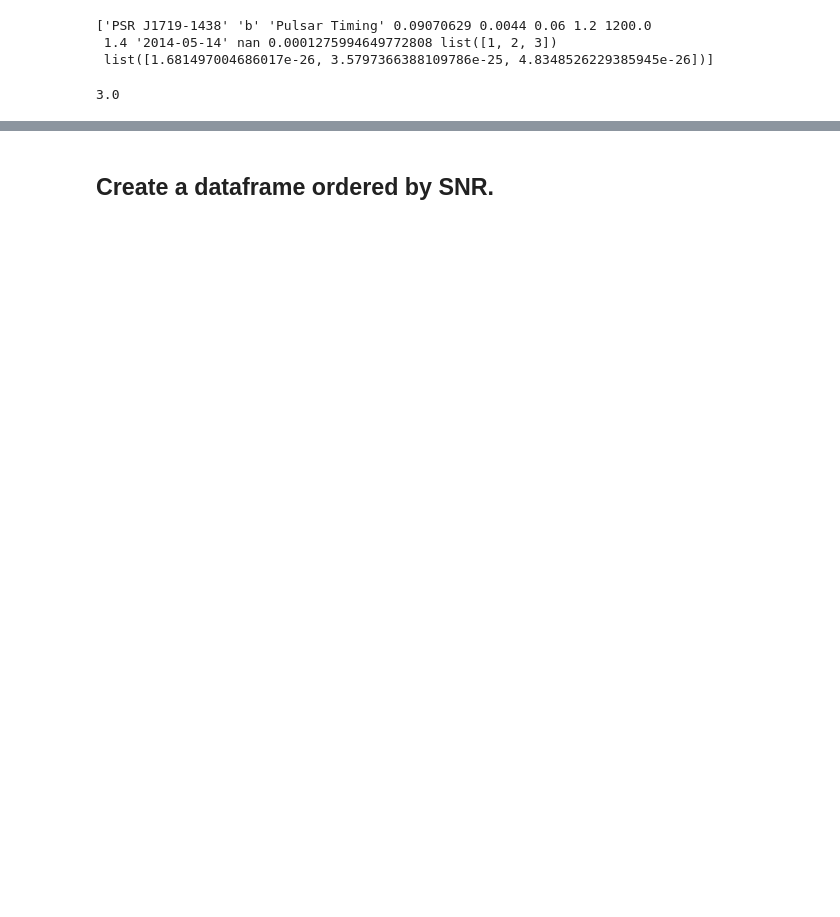
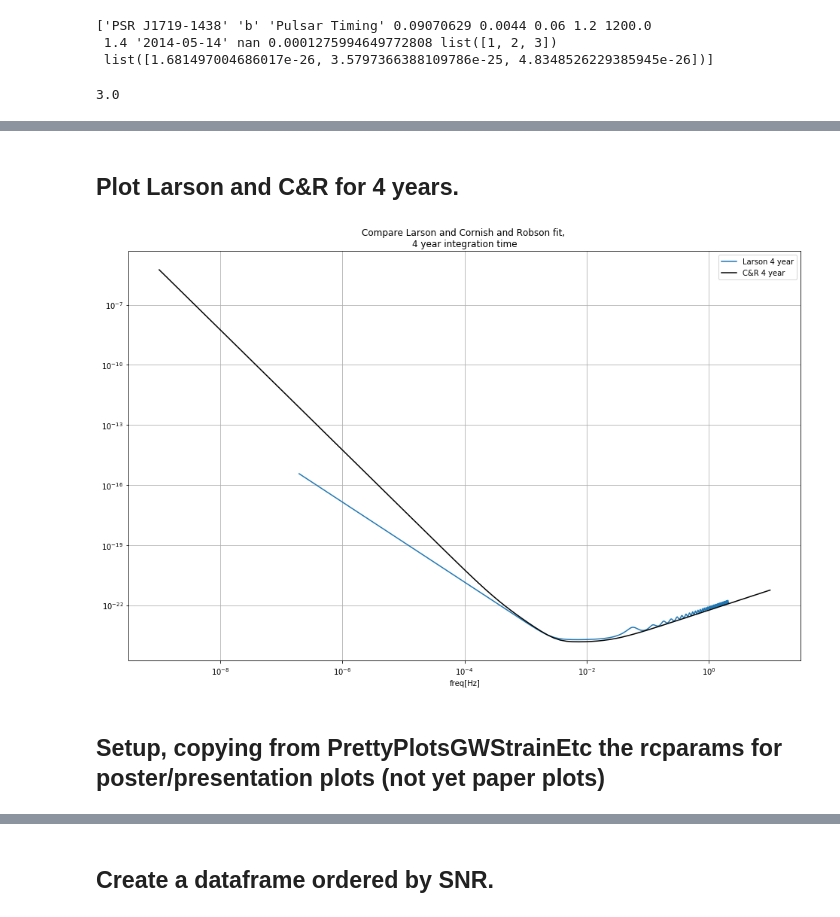
Before and after one commit to gabella/exoplanetsMath, a Jupyter notebook: python/GWStrainPlotsSNR.ipynb, the cells around one changed output, grey strips where cells are left out. Saved outputs shown, nothing was run; the diff lists cells and outputs as text; code cells hidden in the pictures; blank space fills up the shorter version.

```diff
--- a/python/GWStrainPlotsSNR.ipynb
+++ b/python/GWStrainPlotsSNR.ipynb
@@ -470,0 +485,18 @@ gwt.aNmax(0.06)  # If e>0 always have at least three modes, n = 1,2,3 .
+# %% [markdown]
+## Plot Larson and C&R for 4 years.
+# %%
+# Compare Larson 4 year and C&R 4 year dimless noise.  NO sky or polarization factor, NO \cal R function.
+ax = larsonASD.plot(x = 'freq[Hz]', y = 'h[dimless,4yr]', logy=True, logx=True, grid=True, figsize=(16,10),
+                    label='Larson 4 year')
+xx = np.logspace(-9,1,100)
+SnCR = gwt.lisa_psd() # per Hz
+yy = SnCR(xx)
+yy = np.sqrt(yy/(4.0*secsYear) )
+
+ax.plot(xx, yy, 'k-', label='C&R 4 year')
+ax.set_title('Compare Larson and Cornish and Robson fit, \n4 year integration time')
+ax.legend();
+# %% [output]
+[figure, added]
+# %% [markdown]
+## Setup, copying from PrettyPlotsGWStrainEtc the rcparams for poster/presentation plots (not yet paper plots)
```
Also changed, not shown: parts of 37 cells of this notebook, 13 other files.
